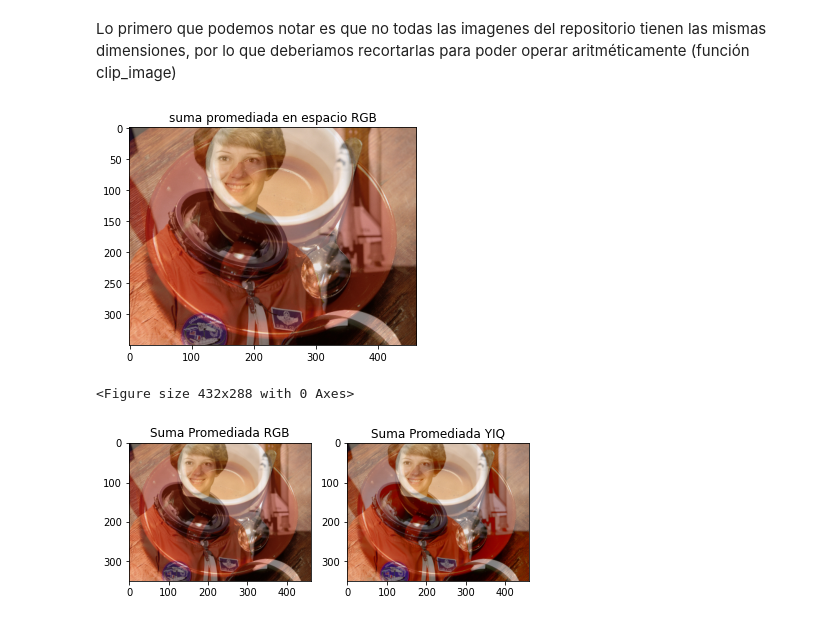
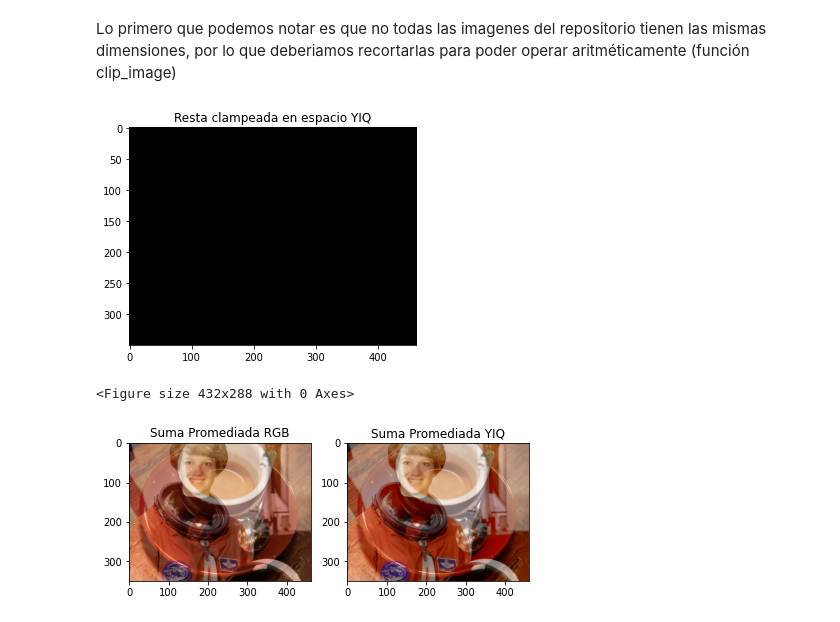
Before and after one commit to juandesages/PDI.Entregas, a Jupyter notebook: TP3/Tp3_Desages.ipynb, the cells around one changed output. Saved outputs shown, nothing was run; the diff lists cells and outputs as text; code cells hidden in the pictures.

```diff
--- a/TP3/Tp3_Desages.ipynb
+++ b/TP3/Tp3_Desages.ipynb
@@ -14,7 +14,6 @@ import numpy as np
 import matplotlib.pyplot as plt
 from mpl_toolkits.axes_grid1 import make_axes_locatable
 # %%
-from warnings import resetwarnings
 #--------- TPN 1 ---------
 #Cargar imagen
 def load_image(filename):
@@ -124,6 +123,7 @@ def diff_rgb(im1, im2):
 
 def diff_rgb_clamp(im1, im2):
 
+
     return
 #función para realizar la suma y resta en espacio YIQ
 def sum_yiq(im1, im2):
@@ -143,7 +143,7 @@ def sum_yiq_clamp(im1, im2):
     i = (im1[0]*im1[1]+im2[0]*im2[1])/y
     q = (im1[0]*im1[2]+im2[0]*im2[2])/y
     res = [y, i ,q]
-    return yiq2rgb(ret)
+    return np.clip( yiq2rgb(ret), 0, 1)
 
 
 def diff_yiq(im1, im2):
@@ -158,7 +158,13 @@ def diff_yiq(im1, im2):
 def diff_yiq_clamp(im1, im2):
     im1 = rgb2yiq(im1)
     im2 = rgb2yiq(im2)
-    return
+    ret = np.zeros(im1.shape)
+    y = im1[0]-im2[0]
+    i = (im1[0]*im1[1]-im2[0]*im2[1])/(im1[0]+im2[0])
+    q = (im1[0]*im1[2]-im2[0]*im2[2])/(im1[0]+im2[0])
+    res = [y, i ,q]
+    return np.clip( yiq2rgb(ret), 0, 1)
+
 
 #funciones if lighter/ ifdarker
 def if_darker(im_1, im_2):
@@ -190,7 +196,7 @@ plt.savefig('imagen_2.png')
 Lo primero que podemos notar es que no todas las imagenes del repositorio tienen las mismas dimensiones, por lo que deberiamos recortarlas para poder operar aritméticamente (función clip_image)
 # %%
 #@title _Aritmética de píxels_ seleccione la operación a realizar
-operacion = 'resta promediada en espacio RGB' #@param ['suma clampeada en espacio RGB','Resta clampeada en espacio RGB','suma promediada en espacio RGB', 'resta promediada en espacio RGB', 'Suma clampeada en espacio YIQ','Suma promediada en espacio YIQ', 'Resta clampeada en espacio YIQ','Resta promediada en espacio YIQ', 'if darker', 'if lighter']
+operacion = 'Resta clampeada en espacio YIQ' #@param ['suma clampeada en espacio RGB','Resta clampeada en espacio RGB','suma promediada en espacio RGB', 'resta promediada en espacio RGB', 'Suma clampeada en espacio YIQ','Suma promediada en espacio YIQ', 'Resta clampeada en espacio YIQ','Resta promediada en espacio YIQ', 'if darker', 'if lighter']
 if operacion == 'suma clampeada en espacio RGB':
   show_image(sum_rgb_clamp(im_1,im_2), operacion)
   plt.savefig(str(operacion)+'.png')
@@ -204,34 +210,34 @@ if operacion == 'suma promediada en espacio RGB':
   plt.savefig(str(operacion)+'.png')
 
 if operacion == 'resta promediada en espacio RGB':
   show_image(diff_rgb(im_1,im_2), operacion)
   plt.savefig(str(operacion)+'.png')
 
 if operacion == 'Suma clampeada en espacio YIQ':
   show_image(sum_yiq_clamp(im_1,im_2), operacion)
   plt.savefig(str(operacion)+'.png')
 
 if operacion == 'Resta clampeada en espacio YIQ':
   show_image(sum_yiq_clamp(im_1,im_2), operacion)
   plt.savefig(str(operacion)+'.png')
 
 if operacion == 'Suma promediada en espacio YIQ':
   show_image(sum_yiq(im_1,im_2), operacion)
   plt.savefig(str(operacion)+'.png')
 
 if operacion == 'Resta promediada en espacio YIQ':
   show_image(sum_yiq(im_1,im_2), operacion)
   plt.savefig(str(operacion)+'.png')
 
 if operacion == 'if darker':
   show_image(if_darker(im_1,im_2), operacion)
   plt.savefig(str(operacion)+'.png')
 
 if operacion == 'if lighter':
   show_image(if_lighter(im_1,im_2), operacion)
   plt.savefig(str(operacion)+'.png')
 # %% [output]
-[figure, old version]
+[figure, new version]
 <Figure size 432x288 with 0 Axes>
 # %%
 fig, ax = plt.subplots(1, 2, constrained_layout=True)
```
Also changed, not shown: parts of 1 cell of this notebook.
